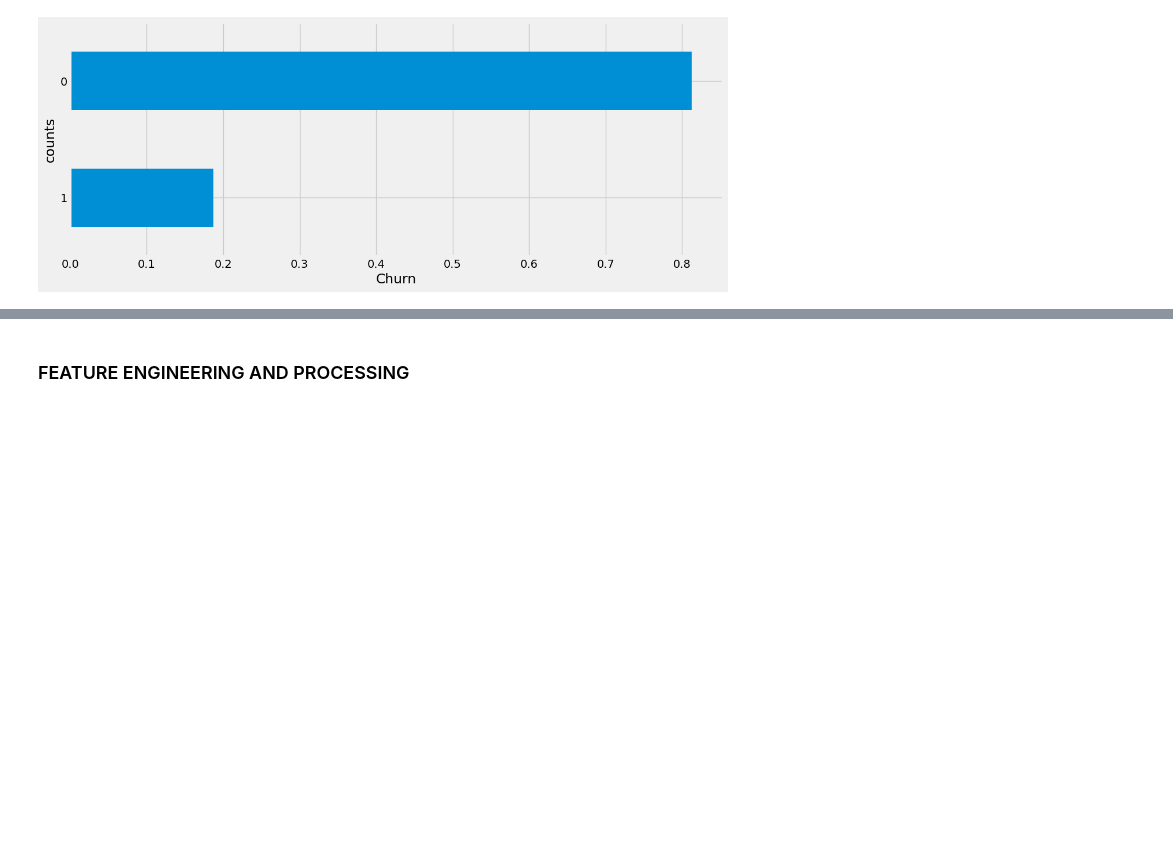
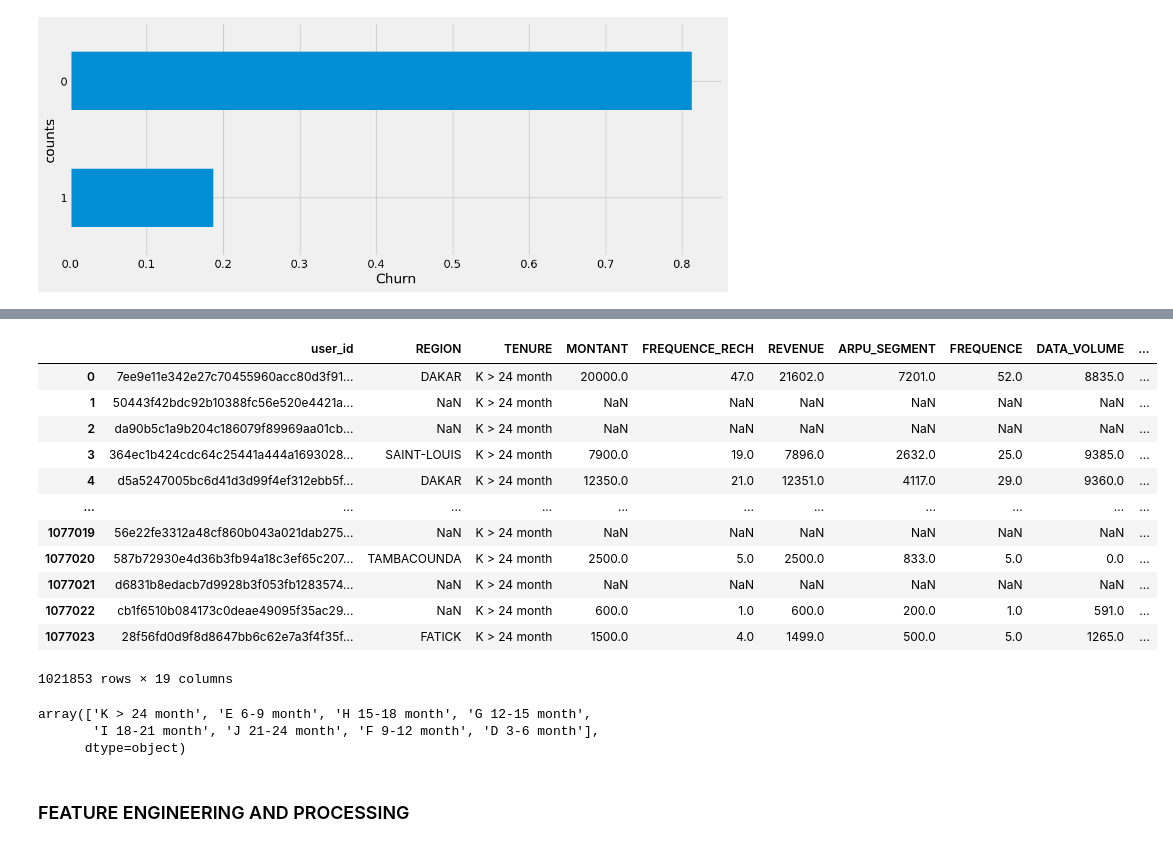
Before and after one commit to elvis-darko/Team_Zurich_Capstone_Project, a Jupyter notebook: Assets/dev/customer_churn_predict_TeamZurich.ipynb, the cells around one changed output, grey strips where cells are left out. Cells and saved outputs as stored; diff of their text form; code cells hidden in the pictures; blank space fills up the shorter version.

```diff
--- a/Assets/dev/customer_churn_predict_TeamZurich.ipynb
+++ b/Assets/dev/customer_churn_predict_TeamZurich.ipynb
@@ -370,3 +389,25 @@ Text(0.5, 0, 'Churn')
+# %%
+J 21-24 month
+# %% [output]
+|  | user_id | REGION | TENURE | MONTANT | FREQUENCE_RECH | REVENUE | ARPU_SEGMENT | FREQUENCE | DATA_VOLUME | ... |
+| 0 | 7ee9e11e342e27c70455960acc80d3f91... | DAKAR | K > 24 month | 20000.0 | 47.0 | 21602.0 | 7201.0 | 52.0 | 8835.0 | ... |
+| 1 | 50443f42bdc92b10388fc56e520e4421a... | NaN | K > 24 month | NaN | NaN | NaN | NaN | NaN | NaN | ... |
+| 2 | da90b5c1a9b204c186079f89969aa01cb... | NaN | K > 24 month | NaN | NaN | NaN | NaN | NaN | NaN | ... |
+| 3 | 364ec1b424cdc64c25441a444a1693028... | SAINT-LOUIS | K > 24 month | 7900.0 | 19.0 | 7896.0 | 2632.0 | 25.0 | 9385.0 | ... |
+| 4 | d5a5247005bc6d41d3d99f4ef312ebb5f... | DAKAR | K > 24 month | 12350.0 | 21.0 | 12351.0 | 4117.0 | 29.0 | 9360.0 | ... |
+| ... | ... | ... | ... | ... | ... | ... | ... | ... | ... | ... |
+| 1077019 | 56e22fe3312a48cf860b043a021dab275... | NaN | K > 24 month | NaN | NaN | NaN | NaN | NaN | NaN | ... |
+| 1077020 | 587b72930e4d36b3fb94a18c3ef65c207... | TAMBACOUNDA | K > 24 month | 2500.0 | 5.0 | 2500.0 | 833.0 | 5.0 | 0.0 | ... |
+| 1077021 | d6831b8edacb7d9928b3f053fb1283574... | NaN | K > 24 month | NaN | NaN | NaN | NaN | NaN | NaN | ... |
+| 1077022 | cb1f6510b084173c0deae49095f35ac29... | NaN | K > 24 month | 600.0 | 1.0 | 600.0 | 200.0 | 1.0 | 591.0 | ... |
+| 1077023 | 28f56fd0d9f8d8647bb6c62e7a3f4f35f... | FATICK | K > 24 month | 1500.0 | 4.0 | 1499.0 | 500.0 | 5.0 | 1265.0 | ... |
+1021853 rows × 19 columns
+# %%
+train['TENURE'].unique()
+# %% [output]
+array(['K > 24 month', 'E 6-9 month', 'H 15-18 month', 'G 12-15 month',
+       'I 18-21 month', 'J 21-24 month', 'F 9-12 month', 'D 3-6 month'],
+      dtype=object)
 # %% [markdown]
 ### FEATURE ENGINEERING AND PROCESSING
 # %%
```
Also changed, not shown: parts of 2 cells of this notebook.
